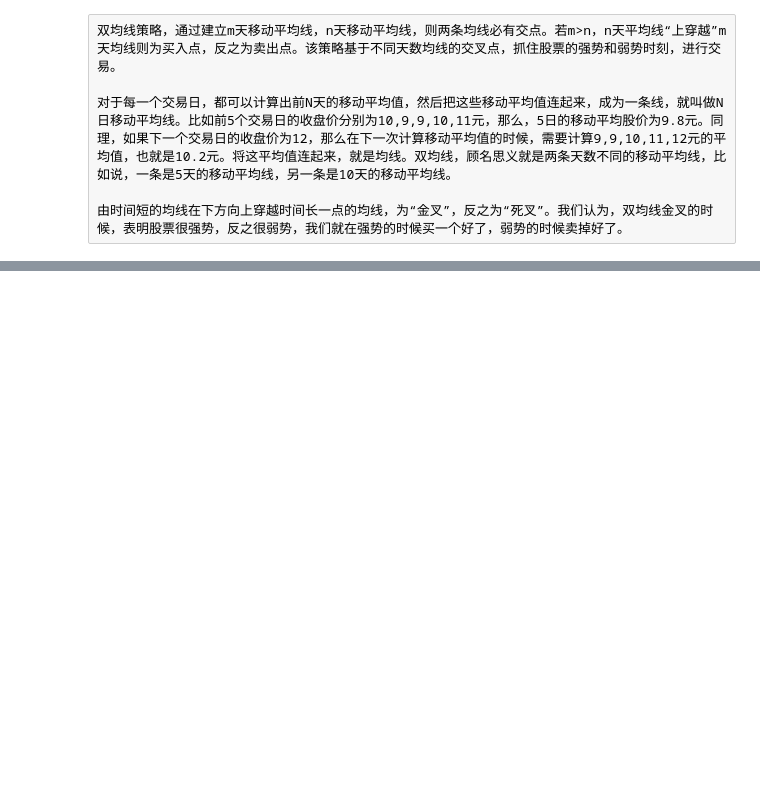
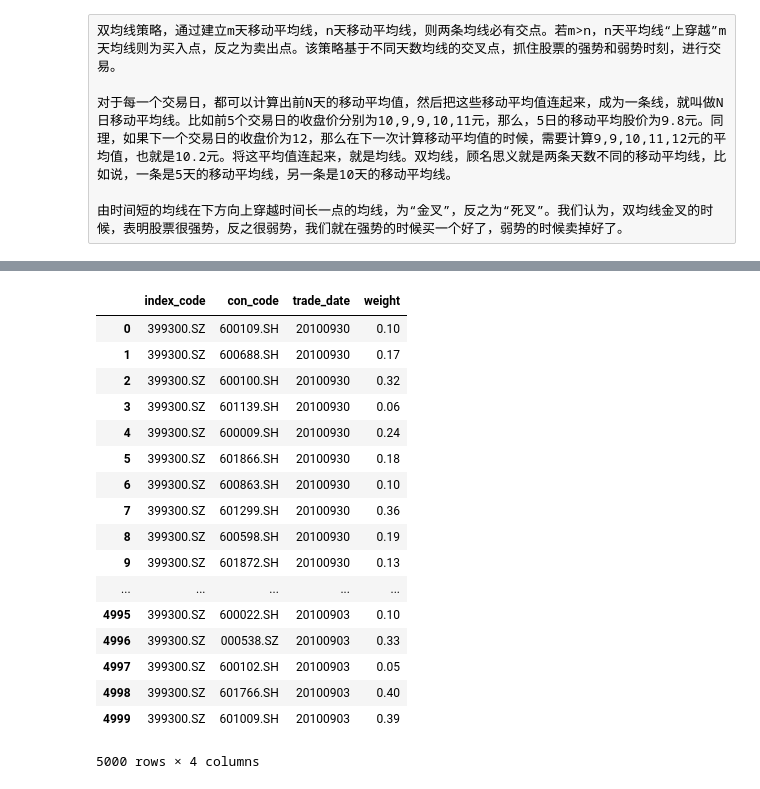
Before and after one commit to bmpi-dev/invest-alchemy, a Jupyter notebook: double-ma-strategy.ipynb, the cells around one changed output, grey strips where cells are left out. Drawn from its saved outputs; the diff is of its cells as text; code cells hidden in the pictures; blank space fills up the shorter version.

```diff
--- a/double-ma-strategy.ipynb
+++ b/double-ma-strategy.ipynb
@@ -147,0 +150,21 @@ plt.show()
+# %%
+pro.index_weight(index_code='399300.SZ', start_date='20080901', end_date='20100930')
+# %% [output]
+|  | index_code | con_code | trade_date | weight |
+| 0 | 399300.SZ | 600109.SH | 20100930 | 0.10 |
+| 1 | 399300.SZ | 600688.SH | 20100930 | 0.17 |
+| 2 | 399300.SZ | 600100.SH | 20100930 | 0.32 |
+| 3 | 399300.SZ | 601139.SH | 20100930 | 0.06 |
+| 4 | 399300.SZ | 600009.SH | 20100930 | 0.24 |
+| 5 | 399300.SZ | 601866.SH | 20100930 | 0.18 |
+| 6 | 399300.SZ | 600863.SH | 20100930 | 0.10 |
+| 7 | 399300.SZ | 601299.SH | 20100930 | 0.36 |
+| 8 | 399300.SZ | 600598.SH | 20100930 | 0.19 |
+| 9 | 399300.SZ | 601872.SH | 20100930 | 0.13 |
+| ... | ... | ... | ... | ... |
+| 4995 | 399300.SZ | 600022.SH | 20100903 | 0.10 |
+| 4996 | 399300.SZ | 000538.SZ | 20100903 | 0.33 |
+| 4997 | 399300.SZ | 600102.SH | 20100903 | 0.05 |
+| 4998 | 399300.SZ | 601766.SH | 20100903 | 0.40 |
+| 4999 | 399300.SZ | 601009.SH | 20100903 | 0.39 |
+5000 rows × 4 columns
```
Also changed, not shown: parts of 5 cells of this notebook.
